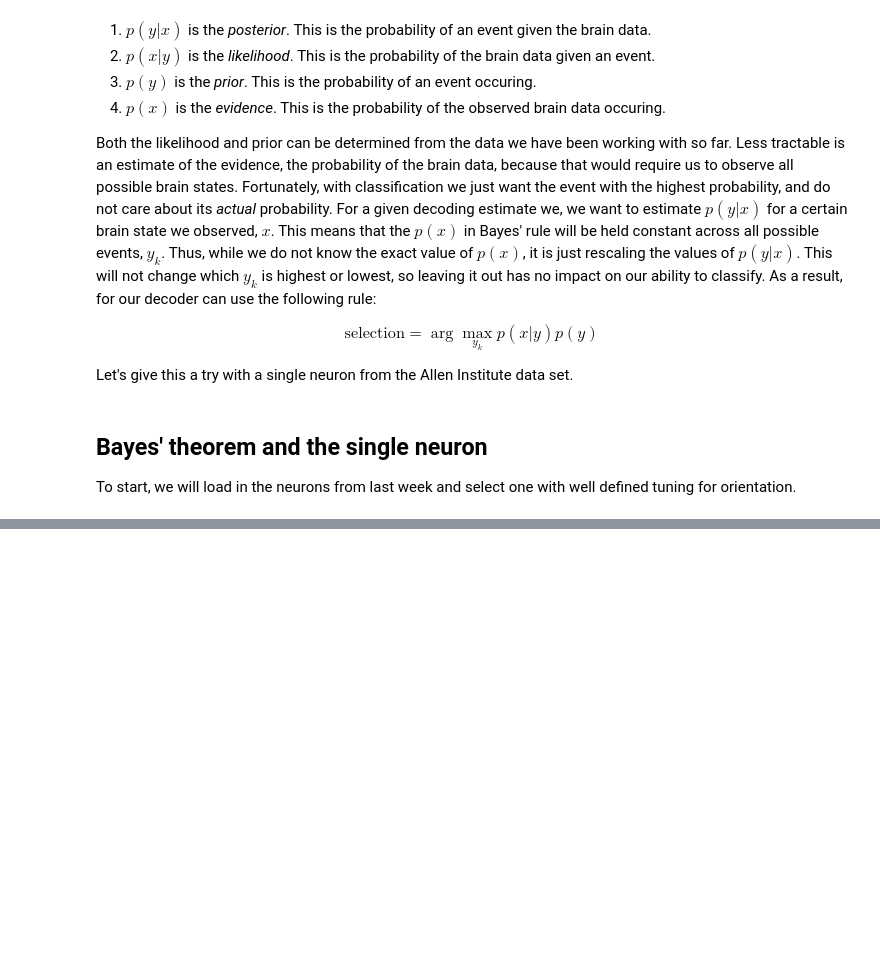
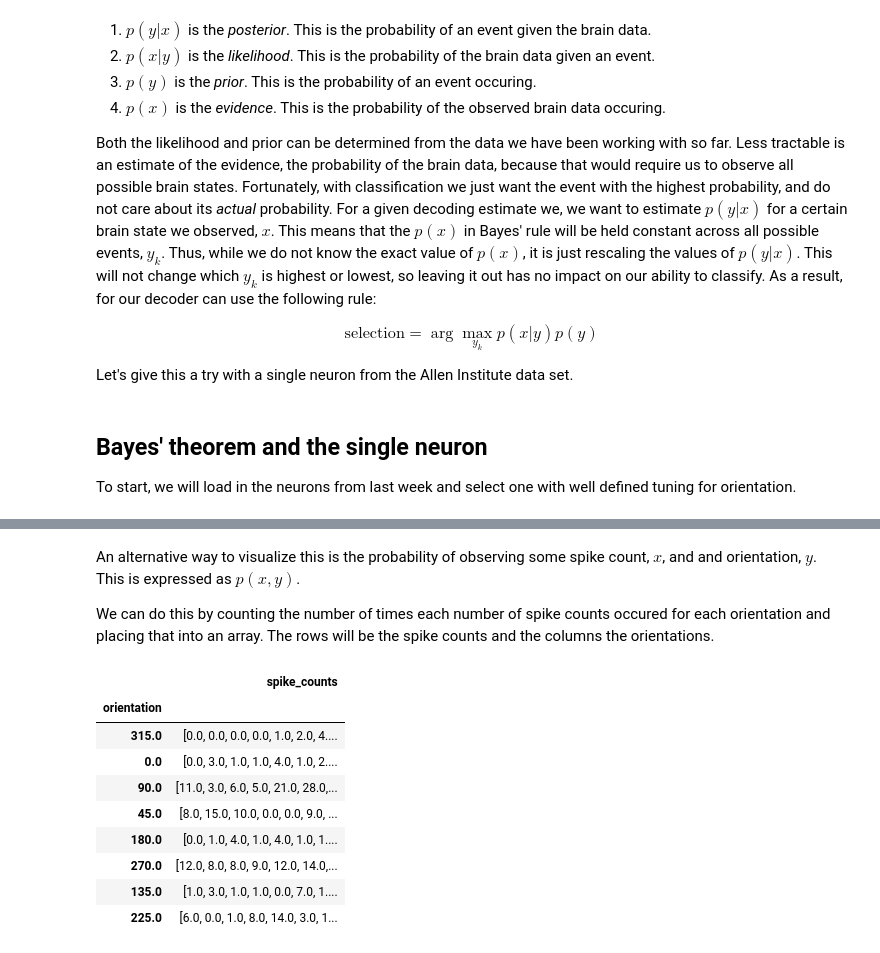
Before and after one commit to dbheadley/DecodingTheBrain, a Jupyter notebook: Week12/notes.ipynb, the cells around one changed output, grey strips where cells are left out. Drawn from its saved outputs; the diff is of its cells as text; code cells hidden in the pictures; blank space fills up the shorter version.

```diff
--- a/Week12/notes.ipynb
+++ b/Week12/notes.ipynb
@@ -161,0 +136,18 @@ plt.show()
+# %% [markdown]
+An alternative way to visualize this is the probability of observing some spike count, $x$, and and orientation, $y$. This is expressed as $p(x,y)$.
+
+We can do this by counting the number of times each number of spike counts occured for each orientation and placing that into an array. The rows will be the spike counts and the columns the orientations.
+# %%
+rf_ori_counts = rf_ori_counts.loc[[315, 0, 90, 45, 180, 270, 135, 225],:]
+rf_ori_counts
+# %% [output]
+|  | spike_counts |
+| orientation |  |
+| 315.0 | [0.0, 0.0, 0.0, 0.0, 1.0, 2.0, 4.... |
+| 0.0 | [0.0, 3.0, 1.0, 1.0, 4.0, 1.0, 2.... |
+| 90.0 | [11.0, 3.0, 6.0, 5.0, 21.0, 28.0,... |
+| 45.0 | [8.0, 15.0, 10.0, 0.0, 0.0, 9.0, ... |
+| 180.0 | [0.0, 1.0, 4.0, 1.0, 4.0, 1.0, 1.... |
+| 270.0 | [12.0, 8.0, 8.0, 9.0, 12.0, 14.0,... |
+| 135.0 | [1.0, 3.0, 1.0, 1.0, 0.0, 7.0, 1.... |
+| 225.0 | [6.0, 0.0, 1.0, 8.0, 14.0, 3.0, 1... |
```
Also changed, not shown: parts of 11 cells of this notebook.
